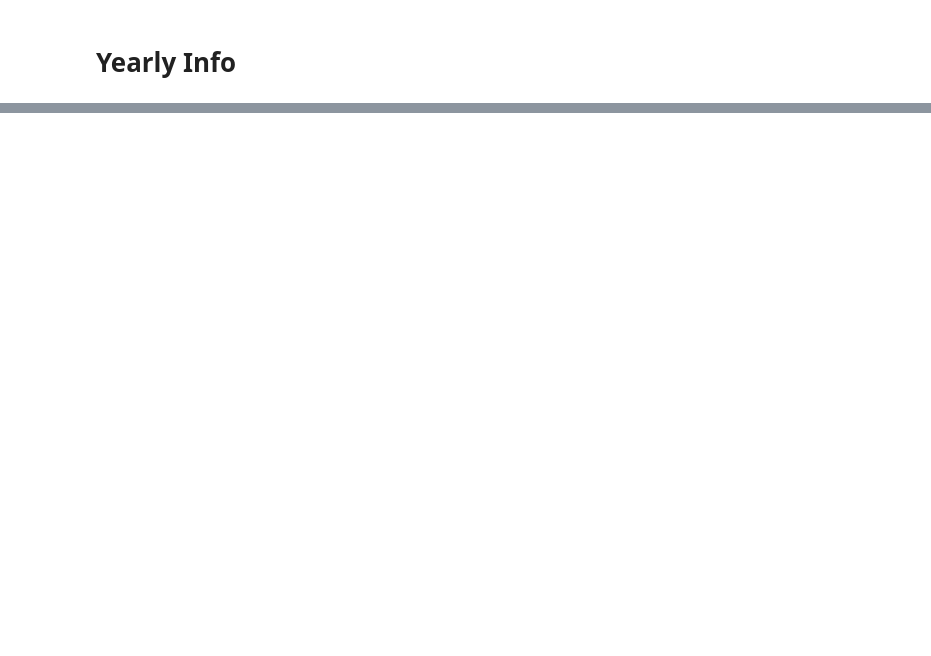
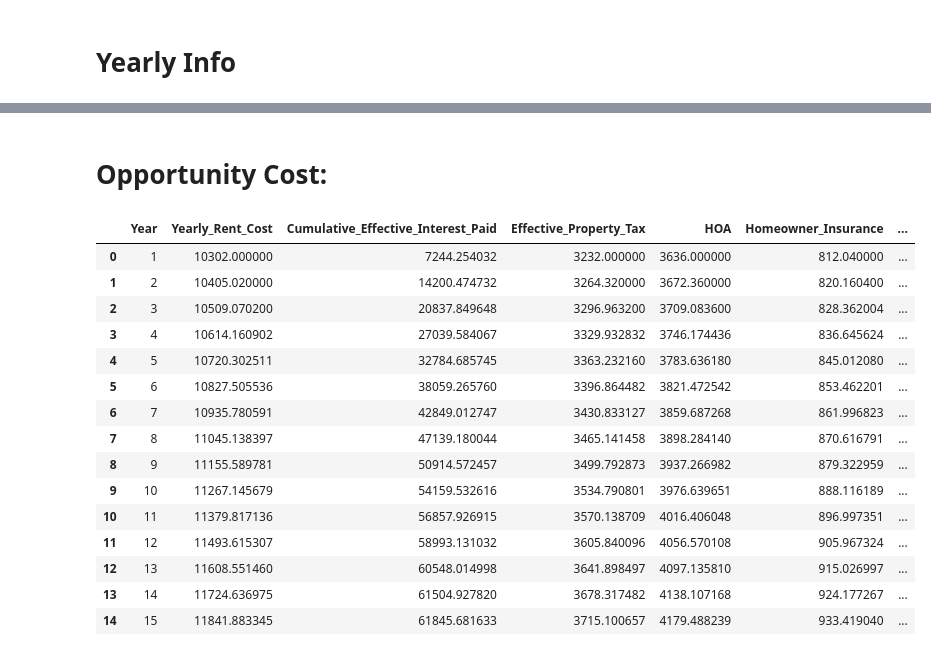
Before and after one commit to vdknguyen/Real_Estate, a Jupyter notebook: mortgage_calculator.ipynb, the cells around one changed output, grey strips where cells are left out. Cells and saved outputs as stored; diff of their text form; code cells hidden in the pictures; blank space fills up the shorter version.

```diff
--- a/mortgage_calculator.ipynb
+++ b/mortgage_calculator.ipynb
@@ -36,3 +54,8 @@ Monthly Payment = 1203
+# %%
+# For opportunity costs
+long_term_capital_gains = .15
+investment_return = .07
+opportunity_rent = 850
 # %% [markdown]
 # Calculate Cumulative Equity and Interest per month:
 # %%
@@ -136,0 +158,2 @@ total_plot = pd.melt(yearly_mortgage[['Year','Total_Equity_With_Appreciation','T
+# %% [markdown]
+# Opportunity Cost:
@@ -137 +176,20 @@ total_plot = pd.melt(yearly_mortgage[['Year','Total_Equity_With_Appreciation','T
+# %%
+yearly_opportunity
+# %% [output]
+|  | Year | Yearly_Rent_Cost | Cumulative_Effective_Interest_Paid | Effective_Property_Tax | HOA | Homeowner_Insurance | ... |
+| 0 | 1 | 10302.000000 | 7244.254032 | 3232.000000 | 3636.000000 | 812.040000 | ... |
+| 1 | 2 | 10405.020000 | 14200.474732 | 3264.320000 | 3672.360000 | 820.160400 | ... |
+| 2 | 3 | 10509.070200 | 20837.849648 | 3296.963200 | 3709.083600 | 828.362004 | ... |
+| 3 | 4 | 10614.160902 | 27039.584067 | 3329.932832 | 3746.174436 | 836.645624 | ... |
+| 4 | 5 | 10720.302511 | 32784.685745 | 3363.232160 | 3783.636180 | 845.012080 | ... |
+| 5 | 6 | 10827.505536 | 38059.265760 | 3396.864482 | 3821.472542 | 853.462201 | ... |
+| 6 | 7 | 10935.780591 | 42849.012747 | 3430.833127 | 3859.687268 | 861.996823 | ... |
+| 7 | 8 | 11045.138397 | 47139.180044 | 3465.141458 | 3898.284140 | 870.616791 | ... |
+| 8 | 9 | 11155.589781 | 50914.572457 | 3499.792873 | 3937.266982 | 879.322959 | ... |
+| 9 | 10 | 11267.145679 | 54159.532616 | 3534.790801 | 3976.639651 | 888.116189 | ... |
+| 10 | 11 | 11379.817136 | 56857.926915 | 3570.138709 | 4016.406048 | 896.997351 | ... |
+| 11 | 12 | 11493.615307 | 58993.131032 | 3605.840096 | 4056.570108 | 905.967324 | ... |
+| 12 | 13 | 11608.551460 | 60548.014998 | 3641.898497 | 4097.135810 | 915.026997 | ... |
+| 13 | 14 | 11724.636975 | 61504.927820 | 3678.317482 | 4138.107168 | 924.177267 | ... |
+| 14 | 15 | 11841.883345 | 61845.681633 | 3715.100657 | 4179.488239 | 933.419040 | ... |
 # %%
```
Also changed, not shown: parts of 17 cells of this notebook.
